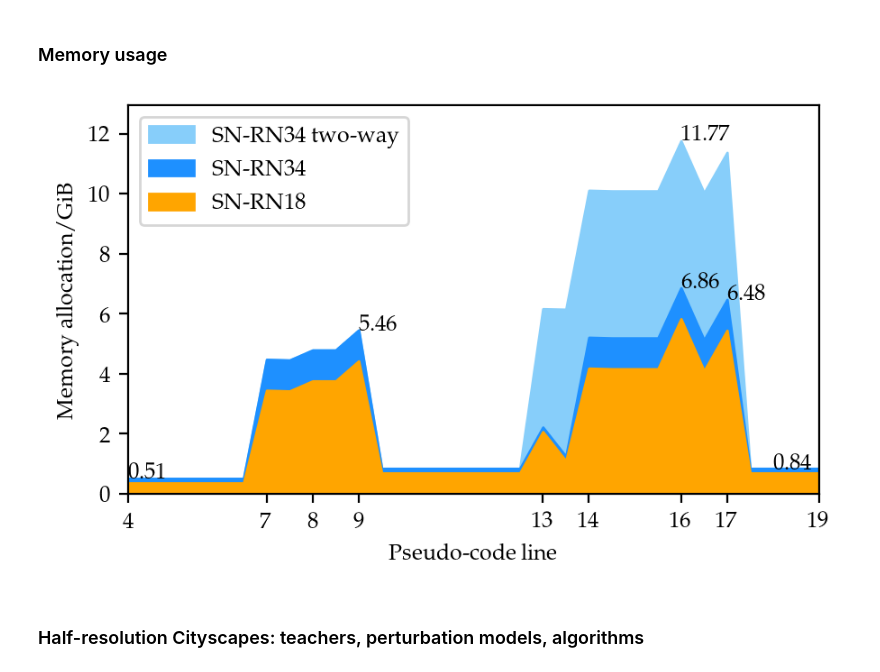
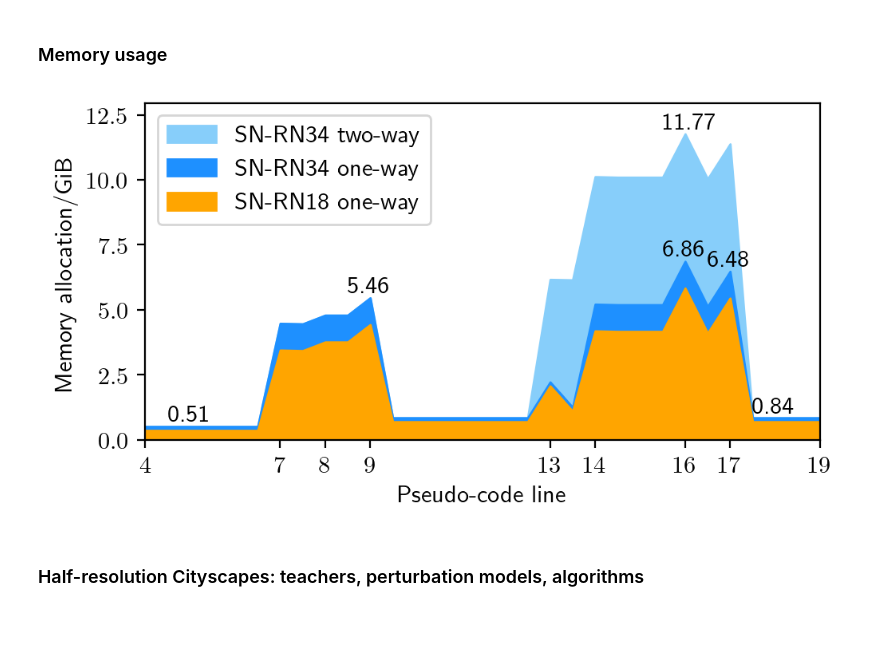
Before and after one commit to Ivan1248/vidlu, a Jupyter notebook: other/notebooks/figures_semisup.ipynb, the cells around one changed output. Drawn from its saved outputs; the diff is of its cells as text; code cells hidden in the pictures; blank space fills up the shorter version.

Commit message:
Update notebooks and documents

```diff
--- a/other/notebooks/figures_semisup.ipynb
+++ b/other/notebooks/figures_semisup.ipynb
@@ -1,21 +18,8 @@
 # %%
-%matplotlib inline
-
-import numpy as np
-import matplotlib
-import matplotlib.pyplot as plt
-from math import *
-import os
-
-import torch
-import torch.nn as nn
-import torch.nn.functional as F
-import torch.optim as optim
-import numpy as np
 
 #rc('font',**{'family':'sans-serif','sans-serif':['Helvetica']})
 ## for Palatino and other serif fonts use:
-matplotlib.rc('font',**{'family':'serif','serif':['Palatino']})
+#matplotlib.rc('font', **{'family': 'serif', 'serif': ['Palatino']})
 #rc('text', usetex=True)
 
 #matplotlib.rcParams['mathtext.fontset'] = 'custom'
@@ -25,10 +29,8 @@ matplotlib.rc('font',**{'family':'serif','serif':['Palatino']})
 
 matplotlib.rcParams["figure.dpi"] = 200
 
-from _context import vidlu
-from vidlu.utils.presentation.figstyle import configure
 
-get_figsize = configure(document_fontsize=9, font_package='palatino')
+get_figsize = configure(document_fontsize=10.95) #, font_package='palatino')
 
 os.makedirs('./data/plots/', exist_ok=True)
 # %% [markdown]
@@ -38,57 +40,75 @@ os.makedirs('./data/plots/', exist_ok=True)
 #x=[3, 3.5, 4, 5, 5.5, 6, 6, 6.5, 7, 7, 7.5, 8, 8, 8.5, 9, 12, 12.5, 13, 13, 13.5, 14, 15, 15.5, 16, 16, 16.5, 17, 18, 18.5, 19, 19, 19.5, 20]
 #y=[107.205078125, 107.205078125, 107.205078125, 107.205078125, 107.205078125, 107.205078125, 107.205078125, 1195.3310546875, 1188.0576171875, 1188.0576171875, 1304.43359375, 1304.43359375, 1304.43359375, 1537.18359375, 272.33642578125, 272.33642578125, 754.419921875, 413.21142578125, 413.21142578125, 1502.35302734375, 1495.07958984375, 1495.07958984375, 2076.93896484375, 1484.43994140625, 1484.43994140625, 1954.4404296875, 284.58740234375, 284.58740234375, 284.58740234375, 284.58740234375, 284.58740234375, 402.60107421875, 375.59912109375]
 
-labels = dict(rn18='SN-RN18', rn34='SN-RN34', rn34_2w='SN-RN34 two-way')
+labels = dict(rn18='SN-RN18 one-way', rn34='SN-RN34 one-way', rn34_2w='SN-RN34 two-way')
 colors = dict(rn18='orange', rn34='dodgerblue', rn34_2w='lightskyblue')
-x=[3, 3.5, 4, 5, 5.5, 6, 6, 6.5, 7, 7, 7.5, 8, 8, 8.5, 9, 12, 12.5, 13, 13, 13.5, 14, 15, 15.5, 16, 16, 16.5, 17, 18, 18.5, 19]
+x = [3, 3.5, 4, 5, 5.5, 6, 6, 6.5, 7, 7, 7.5, 8, 8, 8.5, 9, 12, 12.5, 13, 13, 13.5, 14, 15, 15.5, 16, 16, 16.5, 17, 18,
+     18.5, 19]
 x = np.array(x)
 ys = dict()
 # two-way RN34
-ys['rn34_2w']=[517.626953125, 517.626953125, 517.626953125, 517.626953125, 517.626953125, 517.626953125, 517.626953125, 4582.9228515625, 4561.5478515625, 4561.5478515625, 4903.548828125, 4903.548828125, 4903.548828125, 5587.548828125, 859.62744140625, 859.62744140625, 6314.3427734375, 6296.3134765625, 6296.3134765625, 10361.60986328125, 10340.23486328125, 10340.23486328125, 12050.23486328125, 10272.73583984375, 10272.73583984375, 11654.236328125, 859.63330078125, 859.63330078125, 859.63330078125, 859.63330078125]
+ys['rn34_2w'] = [517.626953125, 517.626953125, 517.626953125, 517.626953125, 517.626953125, 517.626953125,
+                 517.626953125, 4582.9228515625, 4561.5478515625, 4561.5478515625, 4903.548828125, 4903.548828125,
+                 4903.548828125, 5587.548828125, 859.62744140625, 859.62744140625, 6314.3427734375, 6296.3134765625,
+                 6296.3134765625, 10361.60986328125, 10340.23486328125, 10340.23486328125, 12050.23486328125,
+                 10272.73583984375, 10272.73583984375, 11654.236328125, 859.63330078125, 859.63330078125,
+                 859.63330078125, 859.63330078125]
 # SN-RN34 768
-ys['rn34']=[517.626953125, 517.626953125, 517.626953125, 517.626953125, 517.626953125, 517.626953125, 517.626953125, 4582.9228515625, 4561.5478515625, 4561.5478515625, 4903.548828125, 4903.548828125, 4903.548828125, 5587.548828125, 859.62744140625, 859.62744140625, 2270.421875, 1273.62744140625, 1273.62744140625, 5338.92333984375, 5317.54833984375, 5317.54833984375, 7027.54833984375, 5250.04931640625, 5250.04931640625, 6631.5498046875, 859.62841796875, 859.62841796875, 859.62841796875, 859.62841796875]
+ys['rn34'] = [517.626953125, 517.626953125, 517.626953125, 517.626953125, 517.626953125, 517.626953125, 517.626953125,
+              4582.9228515625, 4561.5478515625, 4561.5478515625, 4903.548828125, 4903.548828125, 4903.548828125,
+              5587.548828125, 859.62744140625, 859.62744140625, 2270.421875, 1273.62744140625, 1273.62744140625,
+              5338.92333984375, 5317.54833984375, 5317.54833984375, 7027.54833984375, 5250.04931640625,
+              5250.04931640625, 6631.5498046875, 859.62841796875, 859.62841796875, 859.62841796875, 859.62841796875]
 # SN-RN18 768
-ys['rn18']=[363.34765625, 363.34765625, 363.34765625, 363.34765625, 363.34765625, 363.34765625, 363.34765625, 3528.6142578125, 3507.2392578125, 3507.2392578125, 3849.240234375, 3849.240234375, 3849.240234375, 4533.240234375, 705.34814453125, 705.34814453125, 2116.134765625, 1119.34814453125, 1119.34814453125, 4284.61474609375, 4263.23974609375, 4263.23974609375, 5973.23974609375, 4195.74072265625, 4195.74072265625, 5577.2412109375, 705.34912109375, 705.34912109375, 705.34912109375, 705.34912109375]
+ys['rn18'] = [363.34765625, 363.34765625, 363.34765625, 363.34765625, 363.34765625, 363.34765625, 363.34765625,
+              3528.6142578125, 3507.2392578125, 3507.2392578125, 3849.240234375, 3849.240234375, 3849.240234375,
+              4533.240234375, 705.34814453125, 705.34814453125, 2116.134765625, 1119.34814453125, 1119.34814453125,
+              4284.61474609375, 4263.23974609375, 4263.23974609375, 5973.23974609375, 4195.74072265625,
+              4195.74072265625, 5577.2412109375, 705.34912109375, 705.34912109375, 705.34912109375, 705.34912109375]
 
 for k in ys:
     ys[k] = np.array(ys[k]) / 1024.
 
-get_figsize = configure(document_fontsize=9, font_package='palatino')
-w, h = get_figsize(0.8 * 0.8)
+w, h = get_figsize(0.9 * 0.9)
 
-fig, ax = plt.subplots(figsize=(w*1.25, h*1.25))
+fig, ax = plt.subplots(figsize=(w * 1.1, h))
+
 
 def plotfill(ax, *args, **kwargs):
     ax.fill_between(*args, **kwargs)
+
+
 for k, label in reversed(labels.items()):
-    plotfill(ax, x+0.5, ys[k], color=colors[k], label=label)  # , transform=rot + base)
+    plotfill(ax, x + 0.5, ys[k], color=colors[k], label=label)  # , transform=rot + base)
 #fig.subplots_adjust(left=0, top=1, bottom=0)
 plt.xlim(5, 19)
-plt.ylim(0, max(max(y) for y in ys.values())*1.1)
+plt.ylim(0, max(max(y) for y in ys.values()) * 1.1)
 
 plt.xticks([4, 7, 8, 9, 13, 14, 16, 17, 19])
 
 ax.set_ylabel(r"Memory allocation/GiB")
 ax.set_xlabel(r"Pseudo-code line")
 #ax.yaxis.tick_right()
 #ax.yaxis.set_label_position("right")
 #plt.setp(ax.get_yticklabels(), rotation=90, va="center", ha="left")
 #plt.tick_params(axis='x', which='both', bottom=False, top=False, labelbottom=False)
 
 for xval in [16, 17]:
-    yval = ys['rn34'][list(x).index(xval)-1]
-    ax.annotate(f"{yval:.2f}", xy=(xval, yval))
-for xval in [4, 9, 16, 18]:
-    yval = ys['rn34_2w'][list(x).index(xval)-1]
-    ax.annotate(f"{yval:.2f}", xy=(xval, yval))
+    yval = ys['rn34'][list(x).index(xval) - 1]
+    ax.annotate(f"{yval:.2f}", xy=(xval-0.5, yval+0.2))
+for xval in [5, 9, 16, 18]:
+    yval = ys['rn34_2w'][list(x).index(xval) - 1]
+    ax.annotate(f"{yval:.2f}", xy=(xval-0.5, yval+0.2))
+    #a = ax.text(xval, yval, f"{yval:.2f}", bbox=dict(boxstyle='square,pad=0.1', fc='white', ec='none'))
 
-plt.legend(loc='upper left') #, ncol=2)
+
+plt.legend(loc='upper left')  #, ncol=2)
 
 fig.tight_layout()
 
 fig.savefig('./data/plots/memory-alloc.pdf')
 # %% [output]
-[figure, old version]
+[figure, new version]
 # %% [markdown]
 ### Half-resolution Cityscapes: teachers, perturbation models, algorithms
 # %%
```
Also changed, not shown: parts of 16 cells of this notebook, 4 other files.
